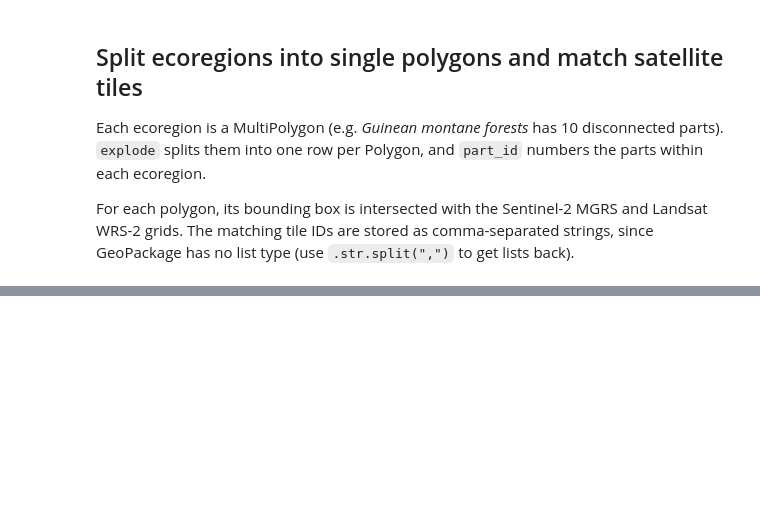
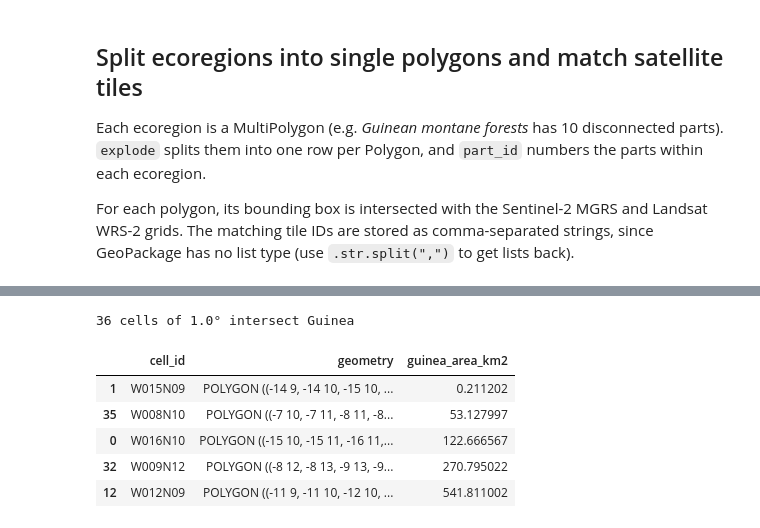
Before and after one commit to SDG-AI-Lab/Guinea_Methodology, a Jupyter notebook: studies/ecoregions.ipynb, the cells around one changed output, grey strips where cells are left out. Saved outputs shown, nothing was run; the diff lists cells and outputs as text; code cells hidden in the pictures; blank space fills up the shorter version.

```diff
--- a/studies/ecoregions.ipynb
+++ b/studies/ecoregions.ipynb
@@ -222,0 +229,31 @@ print(polygons_path, len(eco_polygons), "polygons")
+# %%
+import numpy as np
+from shapely.geometry import box
+
+GRID_SIZE_DEG = 1.0
+
+guinea = gpd.read_file("output_datasets/ecoregions_guinea.gpkg", layer="guinea_boundary")
+minx, miny, maxx, maxy = guinea.total_bounds
+xs = np.arange(np.floor(minx / GRID_SIZE_DEG) * GRID_SIZE_DEG, maxx, GRID_SIZE_DEG)
+ys = np.arange(np.floor(miny / GRID_SIZE_DEG) * GRID_SIZE_DEG, maxy, GRID_SIZE_DEG)
+
+grid = gpd.GeoDataFrame(
+    {
+        "cell_id": [f"{'W' if x < 0 else 'E'}{abs(x):03.0f}{'S' if y < 0 else 'N'}{abs(y):02.0f}" for x in xs for y in ys],
+        "geometry": [box(x, y, x + GRID_SIZE_DEG, y + GRID_SIZE_DEG) for x in xs for y in ys],
+    },
+    crs="EPSG:4326",
+)
+grid = grid[grid.intersects(guinea.union_all())].reset_index(drop=True)
+grid["guinea_area_km2"] = grid.intersection(guinea.union_all()).to_crs(grid.estimate_utm_crs()).area / 1e6
+
+print(f"{len(grid)} cells of {GRID_SIZE_DEG}° intersect Guinea")
+grid.sort_values("guinea_area_km2").head()
+# %% [output]
+36 cells of 1.0° intersect Guinea
+|  | cell_id | geometry | guinea_area_km2 |
+| 1 | W015N09 | POLYGON ((-14 9, -14 10, -15 10, ... | 0.211202 |
+| 35 | W008N10 | POLYGON ((-7 10, -7 11, -8 11, -8... | 53.127997 |
+| 0 | W016N10 | POLYGON ((-15 10, -15 11, -16 11,... | 122.666567 |
+| 32 | W009N12 | POLYGON ((-8 12, -8 13, -9 13, -9... | 270.795022 |
+| 12 | W012N09 | POLYGON ((-11 9, -11 10, -12 10, ... | 541.811002 |
```
Also changed, not shown: parts of 6 cells of this notebook, 2 other files.
